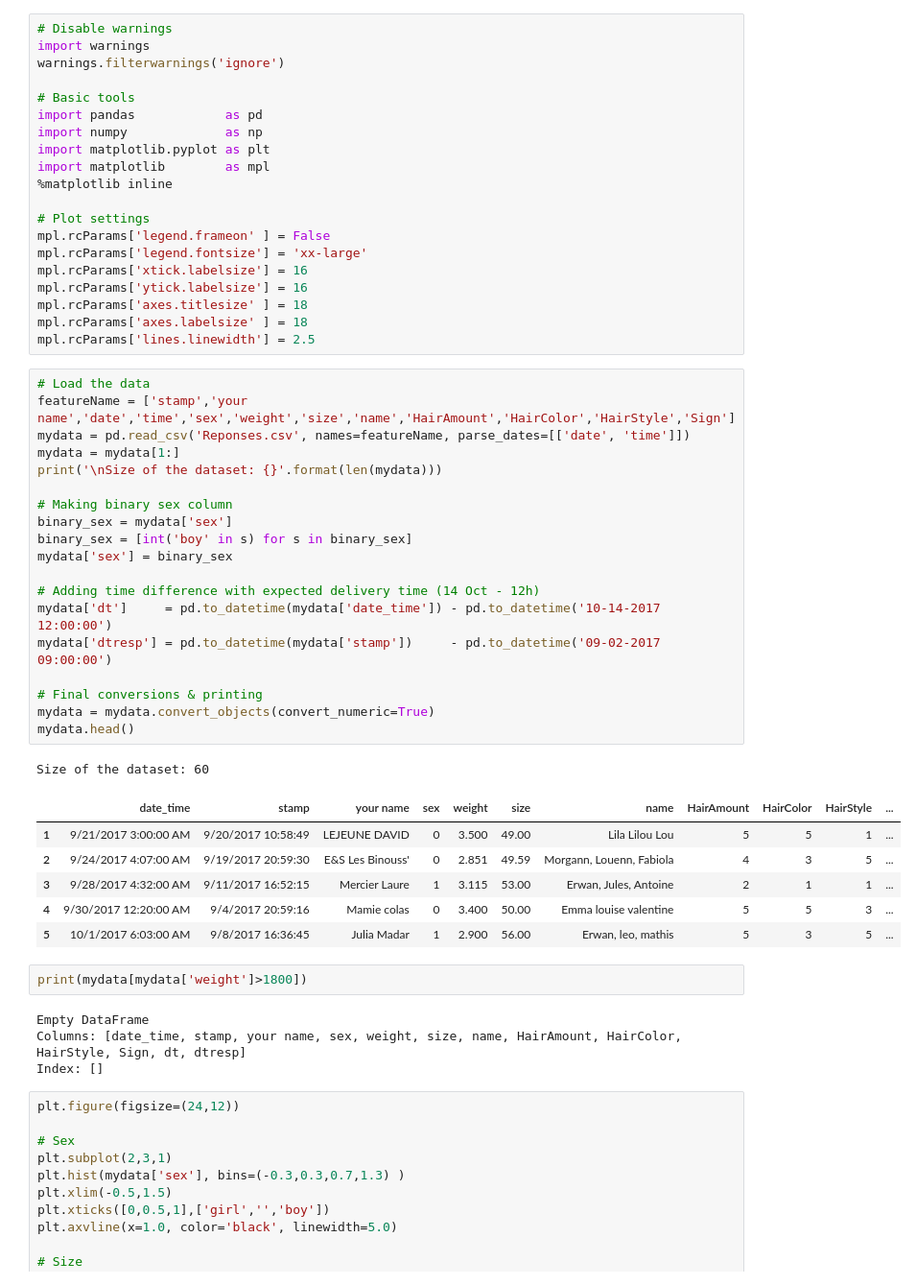
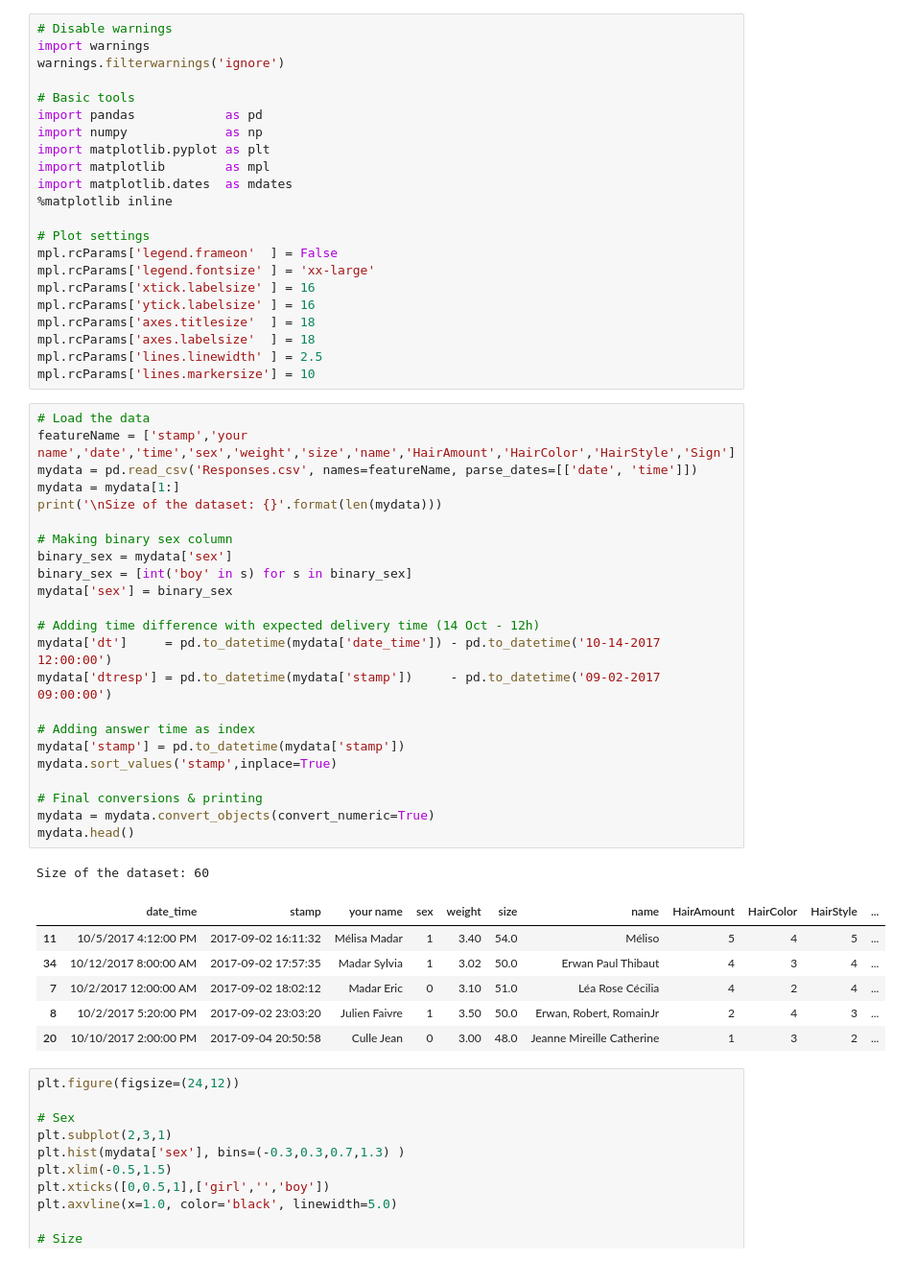
Before and after one commit to rmadar/BabyPollAnalysis, a Jupyter notebook: PollAnalysis.ipynb, the cells around one changed output. Shown at 96% size. Saved outputs shown, nothing was run; the diff lists cells and outputs as text.

```diff
--- a/PollAnalysis.ipynb
+++ b/PollAnalysis.ipynb
@@ -8,49 +8,49 @@ import pandas            as pd
 import numpy             as np
 import matplotlib.pyplot as plt
 import matplotlib        as mpl
+import matplotlib.dates  as mdates
 %matplotlib inline
 
 # Plot settings
-mpl.rcParams['legend.frameon' ] = False
-mpl.rcParams['legend.fontsize'] = 'xx-large'
-mpl.rcParams['xtick.labelsize'] = 16
-mpl.rcParams['ytick.labelsize'] = 16
-mpl.rcParams['axes.titlesize' ] = 18
-mpl.rcParams['axes.labelsize' ] = 18
-mpl.rcParams['lines.linewidth'] = 2.5
+mpl.rcParams['legend.frameon'  ] = False
+mpl.rcParams['legend.fontsize' ] = 'xx-large'
+mpl.rcParams['xtick.labelsize' ] = 16
+mpl.rcParams['ytick.labelsize' ] = 16
+mpl.rcParams['axes.titlesize'  ] = 18
+mpl.rcParams['axes.labelsize'  ] = 18
+mpl.rcParams['lines.linewidth' ] = 2.5
+mpl.rcParams['lines.markersize'] = 10
 # %%
 # Load the data
 featureName = ['stamp','your name','date','time','sex','weight','size','name','HairAmount','HairColor','HairStyle','Sign']
-mydata = pd.read_csv('Reponses.csv', names=featureName, parse_dates=[['date', 'time']])
+mydata = pd.read_csv('Responses.csv', names=featureName, parse_dates=[['date', 'time']])
 mydata = mydata[1:]
 print('\nSize of the dataset: {}'.format(len(mydata)))
 
 # Making binary sex column
 binary_sex = mydata['sex']
 binary_sex = [int('boy' in s) for s in binary_sex]
 mydata['sex'] = binary_sex
 
 # Adding time difference with expected delivery time (14 Oct - 12h)
 mydata['dt']     = pd.to_datetime(mydata['date_time']) - pd.to_datetime('10-14-2017 12:00:00')
 mydata['dtresp'] = pd.to_datetime(mydata['stamp'])     - pd.to_datetime('09-02-2017 09:00:00')
 
+# Adding answer time as index
+mydata['stamp'] = pd.to_datetime(mydata['stamp'])
+mydata.sort_values('stamp',inplace=True)
+
 # Final conversions & printing
 mydata = mydata.convert_objects(convert_numeric=True)
 mydata.head()
 # %% [output]
 Size of the dataset: 60
 |  | date_time | stamp | your name | sex | weight | size | name | HairAmount | HairColor | HairStyle | ... |
-| 1 | 9/21/2017 3:00:00 AM | 9/20/2017 10:58:49 | LEJEUNE DAVID | 0 | 3.500 | 49.00 | Lila Lilou Lou | 5 | 5 | 1 | ... |
-| 2 | 9/24/2017 4:07:00 AM | 9/19/2017 20:59:30 | E&S Les Binouss' | 0 | 2.851 | 49.59 | Morgann, Louenn, Fabiola | 4 | 3 | 5 | ... |
-| 3 | 9/28/2017 4:32:00 AM | 9/11/2017 16:52:15 | Mercier Laure | 1 | 3.115 | 53.00 | Erwan, Jules, Antoine | 2 | 1 | 1 | ... |
-| 4 | 9/30/2017 12:20:00 AM | 9/4/2017 20:59:16 | Mamie colas | 0 | 3.400 | 50.00 | Emma louise valentine | 5 | 5 | 3 | ... |
-| 5 | 10/1/2017 6:03:00 AM | 9/8/2017 16:36:45 | Julia Madar | 1 | 2.900 | 56.00 | Erwan, leo, mathis | 5 | 3 | 5 | ... |
+| 11 | 10/5/2017 4:12:00 PM | 2017-09-02 16:11:32 | Mélisa Madar | 1 | 3.40 | 54.0 | Méliso | 5 | 4 | 5 | ... |
+| 34 | 10/12/2017 8:00:00 AM | 2017-09-02 17:57:35 | Madar Sylvia | 1 | 3.02 | 50.0 | Erwan Paul Thibaut | 4 | 3 | 4 | ... |
+| 7 | 10/2/2017 12:00:00 AM | 2017-09-02 18:02:12 | Madar Eric | 0 | 3.10 | 51.0 | Léa Rose Cécilia | 4 | 2 | 4 | ... |
+| 8 | 10/2/2017 5:20:00 PM | 2017-09-02 23:03:20 | Julien Faivre | 1 | 3.50 | 50.0 | Erwan, Robert, RomainJr | 2 | 4 | 3 | ... |
+| 20 | 10/10/2017 2:00:00 PM | 2017-09-04 20:50:58 | Culle Jean | 0 | 3.00 | 48.0 | Jeanne Mireille Catherine | 1 | 3 | 2 | ... |
-# %%
-print(mydata[mydata['weight']>1800])
-# %% [output]
-Empty DataFrame
-Columns: [date_time, stamp, your name, sex, weight, size, name, HairAmount, HairColor, HairStyle, Sign, dt, dtresp]
-Index: []
 # %%
 plt.figure(figsize=(24,12))
 
```
Also changed, not shown: parts of 9 cells of this notebook, 1 other file.
